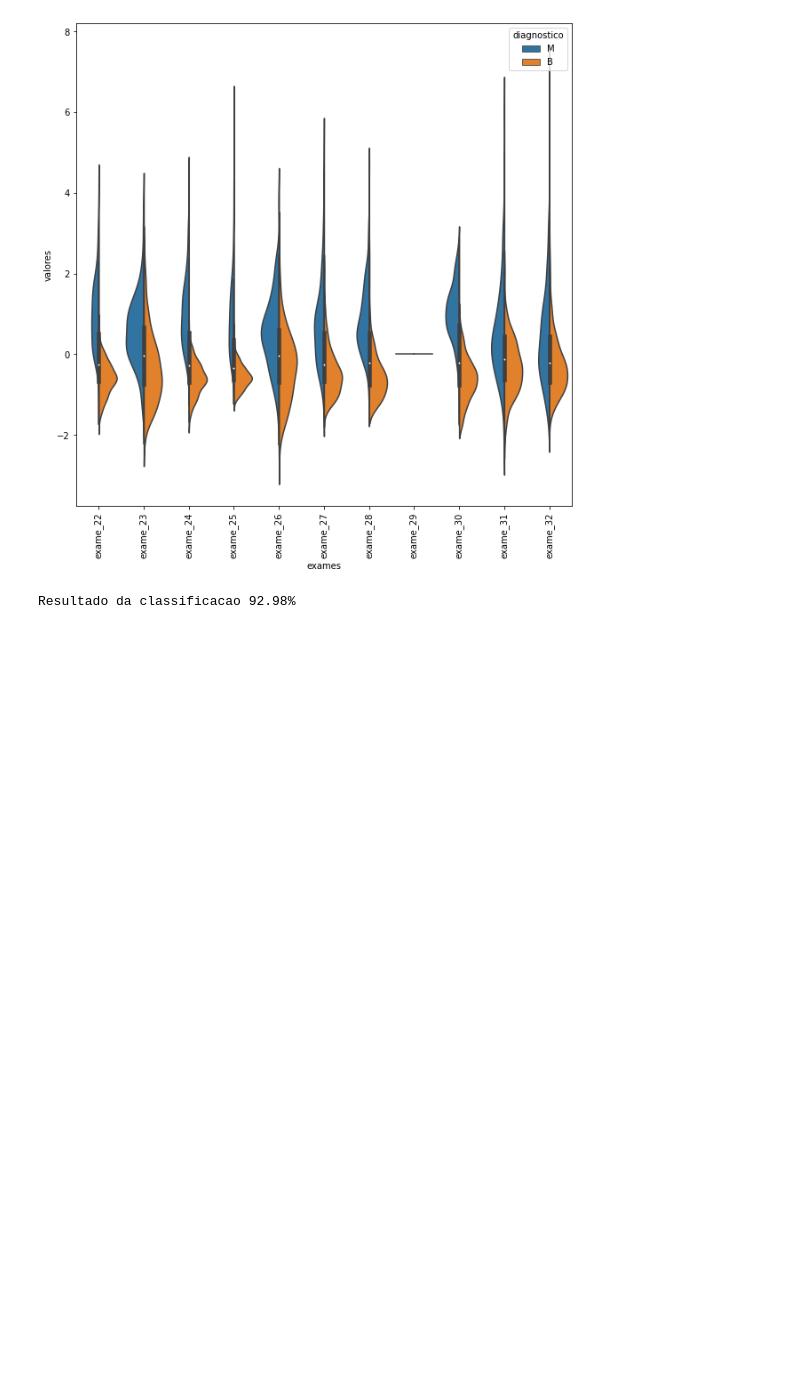
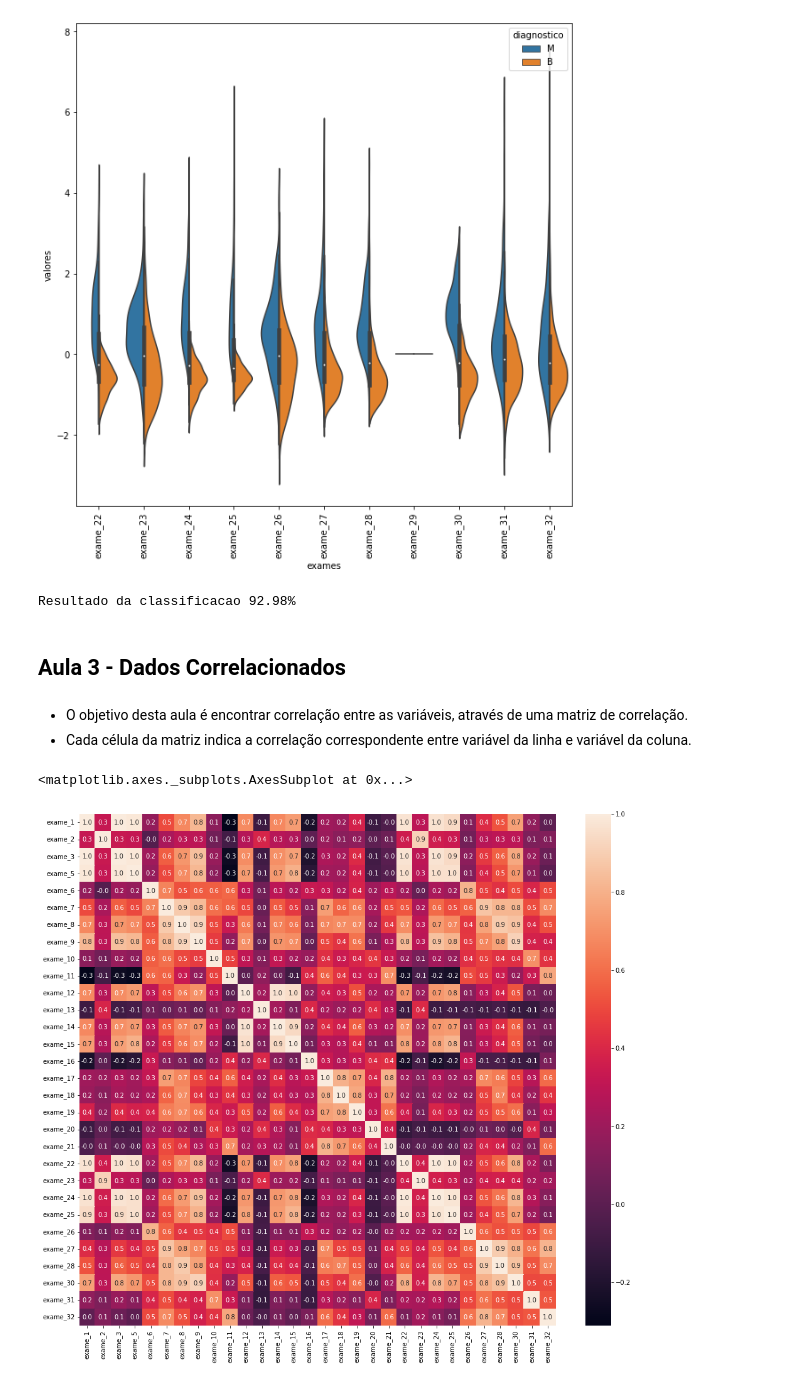
Before and after one commit to conradoov/formacao_machine_learning_alura, a Jupyter notebook: machine_learning_modelo_multivariado.ipynb, the cells around one changed output. Drawn from its saved outputs; the diff is of its cells as text; code cells hidden in the pictures; blank space fills up the shorter version.

```diff
--- a/machine_learning_modelo_multivariado.ipynb
+++ b/machine_learning_modelo_multivariado.ipynb
@@ -130,3 +130,16 @@ def classificar(valores):
 classificar(valores_exames_v3)
 # %% [output]
 Resultado da classificacao 92.98%
+# %% [markdown]
+## Aula 3 - Dados Correlacionados
+# %% [markdown]
+*   O objetivo desta aula é encontrar correlação entre as variáveis, através de uma matriz de correlação.
+*   Cada célula da matriz indica a correlação correspondente entre variável da linha e  variável da coluna.
+# %%
+matriz_correlacao = valores_exames_v3.corr()
+plt.figure(figsize=(17,15))
+
+sns.heatmap(matriz_correlacao, annot=True, fmt=".1f")
+# %% [output]
+<matplotlib.axes._subplots.AxesSubplot at 0x...>
+[figure, added]
```
Also changed, not shown: parts of 56 cells of this notebook.
